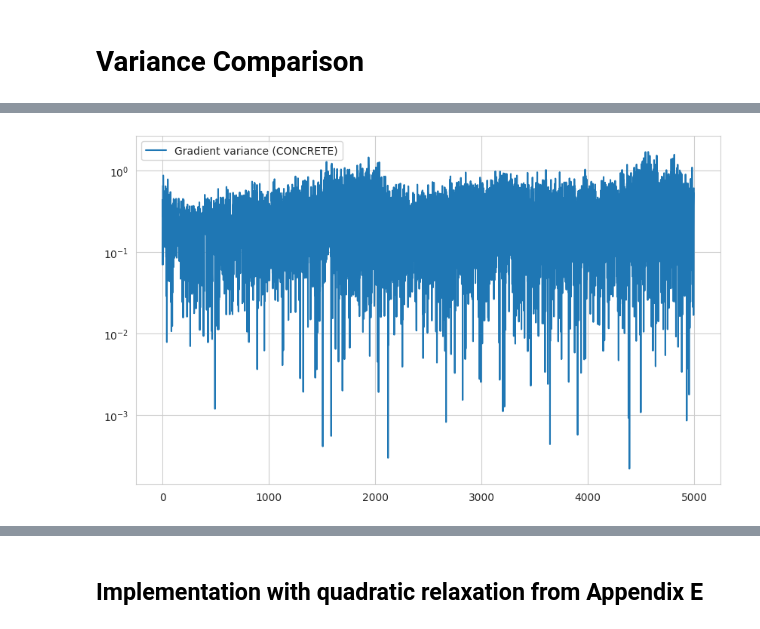
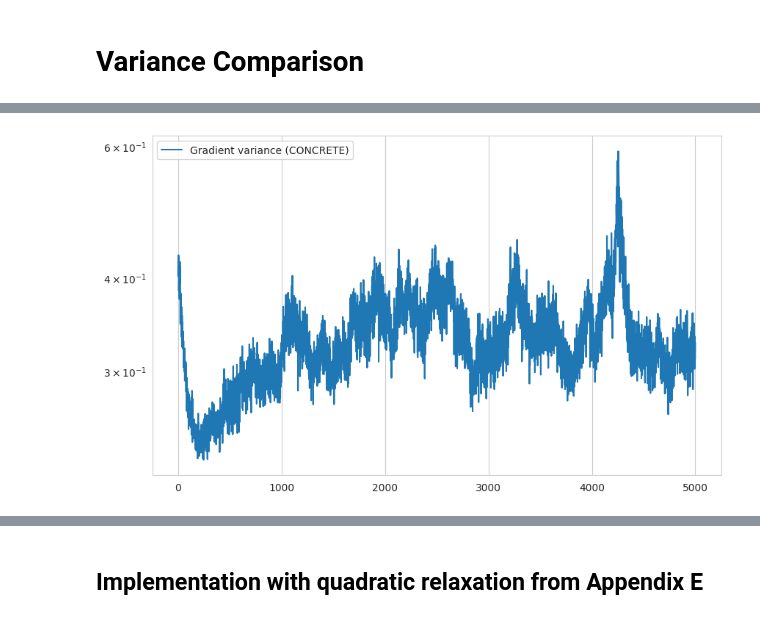
Before and after one commit to ZetrextJG/REBAR-PyTorch, a Jupyter notebook: toy_example.ipynb, the cells around one changed output, grey strips where cells are left out. Cells and saved outputs as stored; diff of their text form; code cells hidden in the pictures.

Commit message:
more experiments

```diff
--- a/toy_example.ipynb
+++ b/toy_example.ipynb
@@ -406,7 +406,7 @@ plt.show()
 lr = 0.003
 max_iter = 5000
 n = 1
-n_experiments = 5
+n_experiments = 1000
 target = 0.4
 f = create_objective(target=target)
 log_pb = log_pb_bern
@@ -568,67 +562,75 @@ plt.show()
 # %%
-# CONCRETE with gradient variance tracking
-
-thetas = []
-losses = []
-variances = []  # New: to store gradient variances
-
+# Initialize parameters
 eta = 0.2
 lmbda = 0.5
 theta = torch.tensor([0.8], requires_grad=True)
 
 opt = torch.optim.Adam([theta], lr=lr, betas=(0.9, 0.99999))
 
+thetas = []
+losses = []
+variances = []
+
 for _ in tqdm(range(max_iter)):
     opt.zero_grad()
 
-    # --- Variance estimation ---
-    iter_gradients = []
+    # Vectorized variance estimation
+    '''
+    grad_estimates = []
+    u = torch.rand(n_experiments, n, 1)
+    z = g(u, theta)
+    sigma_z = sigma(z, lmbda)
+    f_sigma = f(sigma_z)
+    batch_losses = torch.mean(f_sigma, dim=1)
+
+    for i in range(n_experiments):
+        grad = autograd.grad(batch_losses[i], theta, create_graph=False)[0].detach()
+        grad_estimates.append(grad)
+    '''
+    # Vectorized sampling per experiment, but independent computation
+    grad_estimates = []
     for _ in range(n_experiments):
-        loss = 0
-        for _ in range(n):
-            u = torch.rand(1)
-            z = g(u, theta)
-            loss += f(sigma(z, lmbda))
-        loss /= n
-        grad_estimate = autograd.grad(loss, theta, create_graph=False)[0].detach()
-        iter_gradients.append(grad_estimate)
+        u = torch.rand(n, 1)
+        z = g(u, theta)
+        sigma_z = sigma(z, lmbda)
+        loss = torch.mean(f(sigma_z))
+        grad = autograd.grad(loss, theta, create_graph=False)[0].detach()
+        grad_estimates.append(grad)
 
-    variances.append(np.var(np.array([t.item() for t in iter_gradients])))
 
-    # --- Actual update step ---
-    loss = 0
-    for _ in range(n):
-        u = torch.rand(1)
-        z = g(u, theta)
-        loss += f(sigma(z, lmbda))
-    loss /= n
+    variances.append(torch.stack(grad_estimates).var().item())
+
+    # Actual gradient update
+    u = torch.rand(n, 1)
+    z = g(u, theta)
+    sigma_z = sigma(z, lmbda)
+    loss = torch.mean(f(sigma_z))
 
     loss.backward()
     theta.grad = theta.grad.detach()
     opt.step()
 
     theta.data = torch.clamp(theta.data, 0.001, 0.999)
 
     if torch.isnan(theta).any():
         print("NaN detected")
         break
 
     thetas.append(theta.item())
     theta_item = theta.item()
     exp_val = theta_item - 2 * target * theta_item + target * target
     losses.append(exp_val)
 
 losses_concrete = losses
-
 variances_concrete = variances
 
 # Plot gradient variance (log scale)
 plt.figure(figsize=(10, 6))
 sns.lineplot(x=range(len(variances)), y=variances, label="Gradient variance (CONCRETE)")
 plt.yscale('log')
 plt.show()
 # %% [output]
-[figure, old version]
+[figure, new version]
 # %%
 plt.figure(figsize=(10, 6))
 
```
Also changed, not shown: parts of 6 cells of this notebook.
